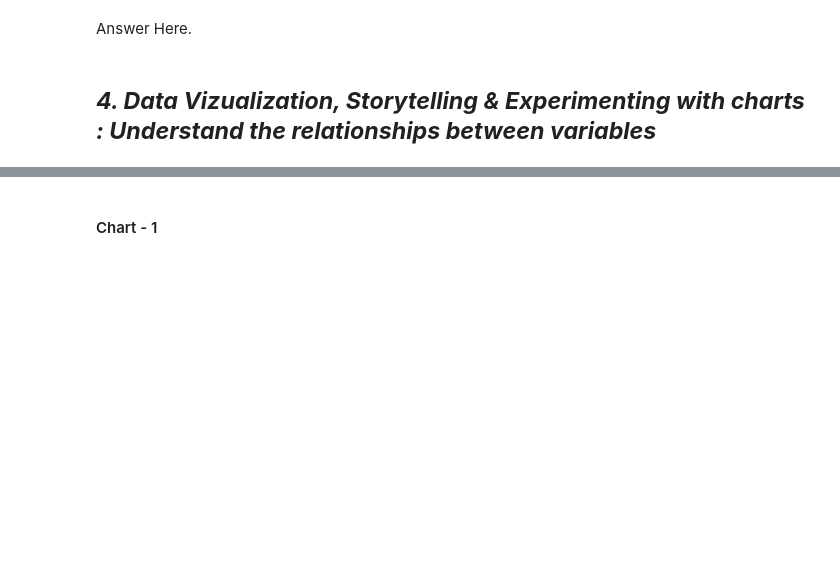
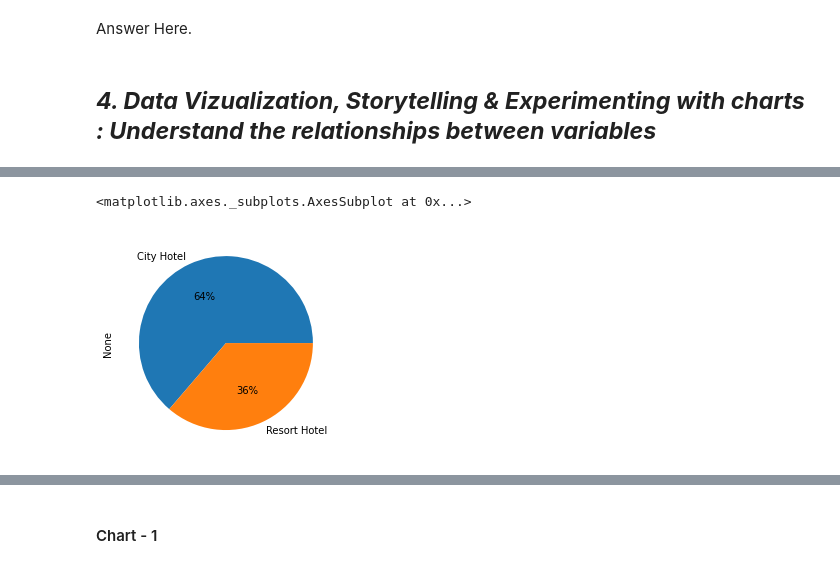
Before and after one commit to pvanand07/EDA-Hotel-Booking-Python, a Jupyter notebook: EDA_Hotel_Booking_Analysis_Almabetter.ipynb, the cells around one changed output, grey strips where cells are left out. Drawn from its saved outputs; the diff is of its cells as text; code cells hidden in the pictures; blank space fills up the shorter version.

```diff
--- a/EDA_Hotel_Booking_Analysis_Almabetter.ipynb
+++ b/EDA_Hotel_Booking_Analysis_Almabetter.ipynb
@@ -127,0 +389,6 @@ Answer Here.
+# %%
+# Create a pie plot of the hotel variable
+df_1.groupby('hotel').size().plot(kind='pie', y=['Resort Hotel' 'City Hotel'] ,autopct='%1.0f%%')
+# %% [output]
+<matplotlib.axes._subplots.AxesSubplot at 0x...>
+[figure, added]
```
Also changed, not shown: parts of 35 cells of this notebook.
